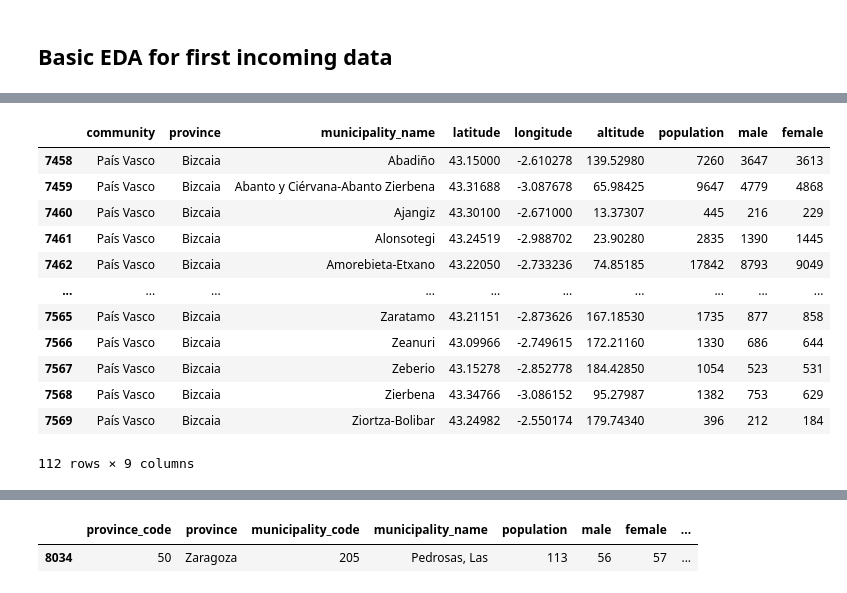
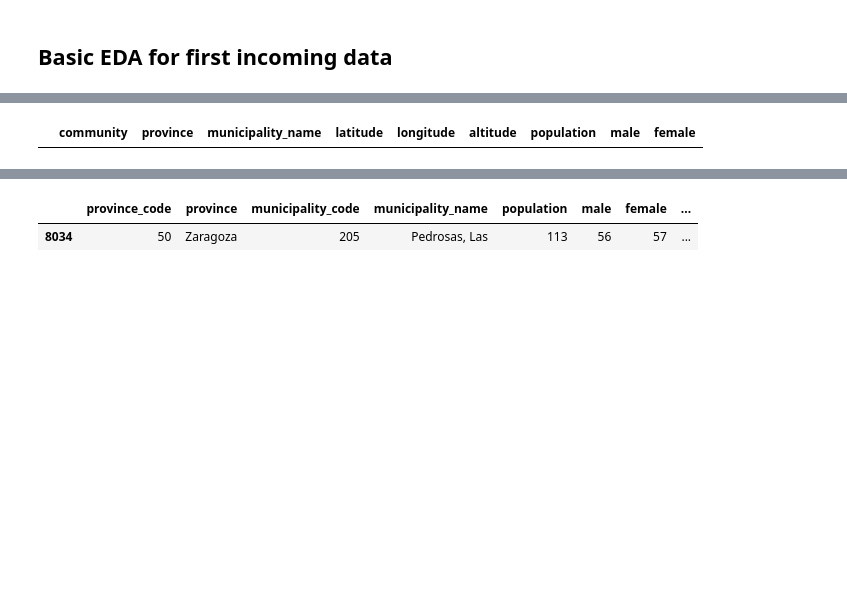
Before and after one commit to marimoysan/ml-pueblos, a Jupyter notebook: notebooks/eda.ipynb, the cells around one changed output, grey strips where cells are left out. Saved outputs shown, nothing was run; the diff lists cells and outputs as text; code cells hidden in the pictures; blank space fills up the shorter version.

```diff
--- a/notebooks/eda.ipynb
+++ b/notebooks/eda.ipynb
@@ -59,20 +59,8 @@ df_communities.sample(5)
 # %%
-df_coordinates = replace_with(df_coordinates, 'province', 'Vizcaya', 'Bizcaia')
+df_coordinates = replace_with(df_coordinates, 'province', 'Vizcaya', 'Bizkaia')
 df_coordinates[df_coordinates['province'] == "Bizcaia"]
 # %% [output]
 |  | community | province | municipality_name | latitude | longitude | altitude | population | male | female |
-| 7458 | País Vasco | Bizcaia | Abadiño | 43.15000 | -2.610278 | 139.52980 | 7260 | 3647 | 3613 |
-| 7459 | País Vasco | Bizcaia | Abanto y Ciérvana-Abanto Zierbena | 43.31688 | -3.087678 | 65.98425 | 9647 | 4779 | 4868 |
-| 7460 | País Vasco | Bizcaia | Ajangiz | 43.30100 | -2.671000 | 13.37307 | 445 | 216 | 229 |
-| 7461 | País Vasco | Bizcaia | Alonsotegi | 43.24519 | -2.988702 | 23.90280 | 2835 | 1390 | 1445 |
-| 7462 | País Vasco | Bizcaia | Amorebieta-Etxano | 43.22050 | -2.733236 | 74.85185 | 17842 | 8793 | 9049 |
-| ... | ... | ... | ... | ... | ... | ... | ... | ... | ... |
-| 7565 | País Vasco | Bizcaia | Zaratamo | 43.21151 | -2.873626 | 167.18530 | 1735 | 877 | 858 |
-| 7566 | País Vasco | Bizcaia | Zeanuri | 43.09966 | -2.749615 | 172.21160 | 1330 | 686 | 644 |
-| 7567 | País Vasco | Bizcaia | Zeberio | 43.15278 | -2.852778 | 184.42850 | 1054 | 523 | 531 |
-| 7568 | País Vasco | Bizcaia | Zierbena | 43.34766 | -3.086152 | 95.27987 | 1382 | 753 | 629 |
-| 7569 | País Vasco | Bizcaia | Ziortza-Bolibar | 43.24982 | -2.550174 | 179.74340 | 396 | 212 | 184 |
-112 rows × 9 columns
 # %%
 cleaner = AccentCleaner([df_communities, df_coordinates], ['municipality_name', 'province'])
 cleaner.cleanAccents()
```
Also changed, not shown: parts of 15 cells of this notebook.
